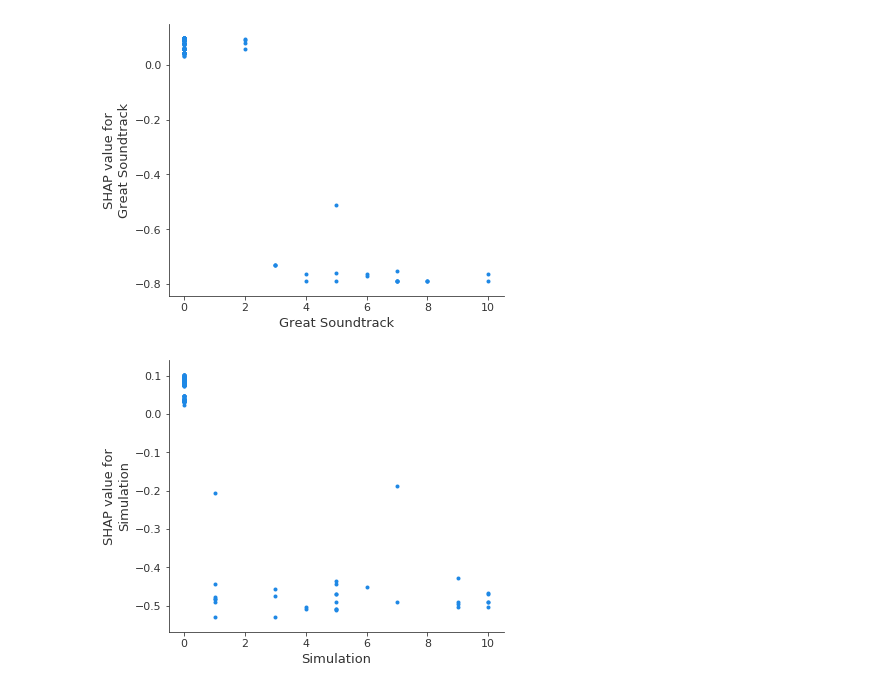
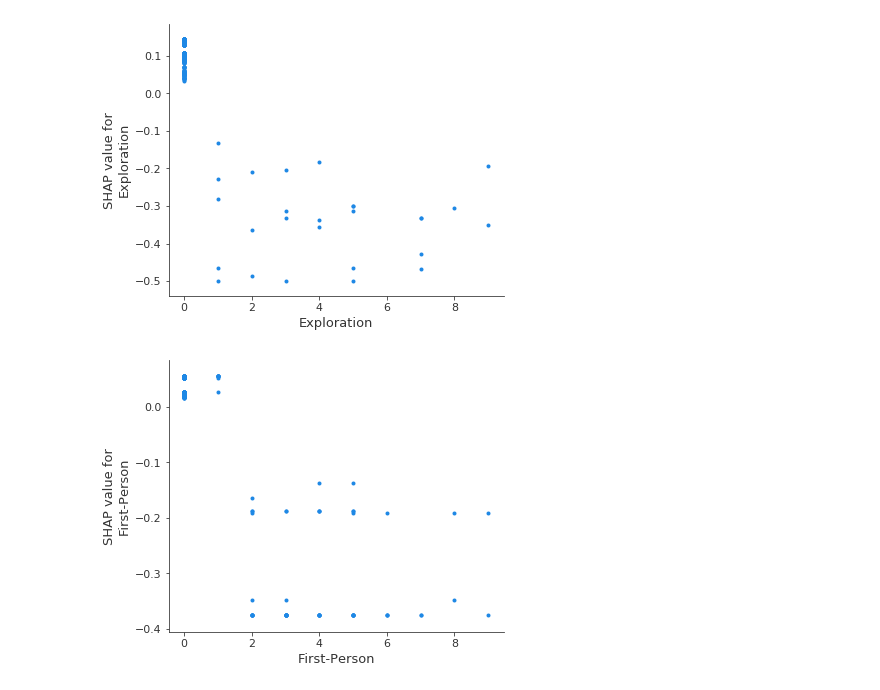
Before and after one commit to mcminnra/steam-game-recommender, a Jupyter notebook: recommendations_and_analysis.ipynb, the cells around one changed output. Drawn from its saved outputs; the diff is of its cells as text; code cells hidden in the pictures.

```diff
--- a/recommendations_and_analysis.ipynb
+++ b/recommendations_and_analysis.ipynb
@@ -47,8 +68,8 @@ shap.dependence_plot("Singleplayer", shap_values, X, interaction_index=None)
 # %%
-shap.dependence_plot("Great Soundtrack", shap_values, X, interaction_index=None)
+shap.dependence_plot("Exploration", shap_values, X, interaction_index=None)
 # %% [output]
-[figure, old version]
+[figure, new version]
 # %%
-shap.dependence_plot("Simulation", shap_values, X, interaction_index=None)
+shap.dependence_plot("First-Person", shap_values, X, interaction_index=None)
 # %% [output]
-[figure, old version]
+[figure, new version]
```
Also changed, not shown: parts of 7 cells of this notebook, 1 other file.
